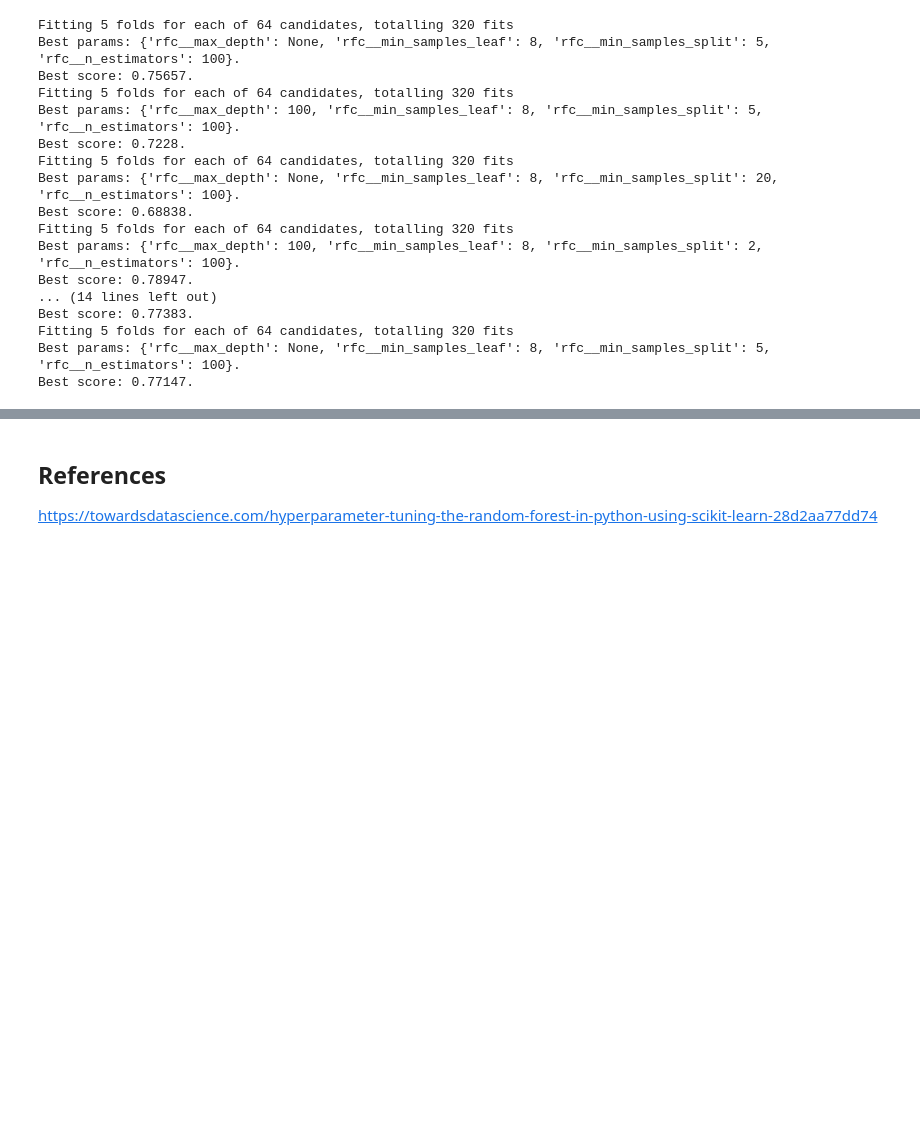
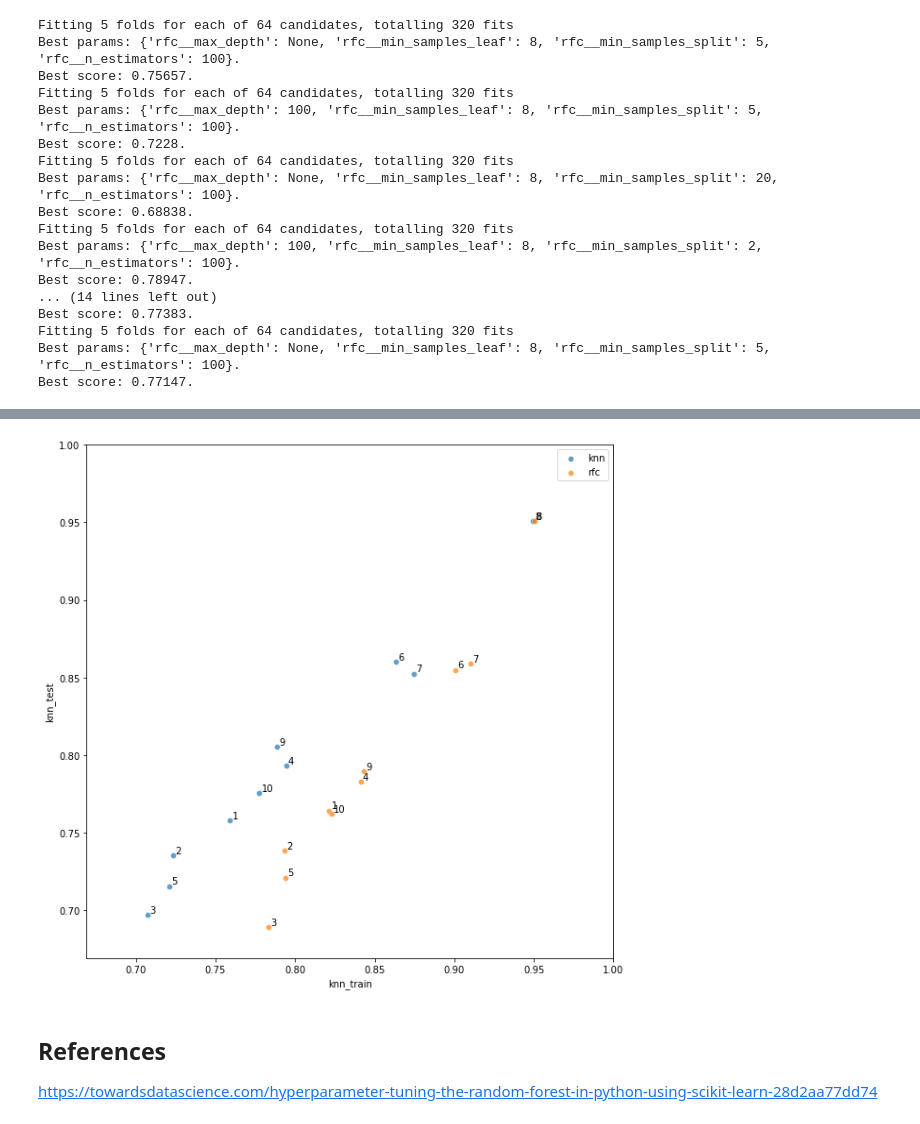
Before and after one commit to andrewKOwong/dsnd-starbucks, a Jupyter notebook: model_development.ipynb, the cells around one changed output, grey strips where cells are left out. Drawn from its saved outputs; the diff is of its cells as text; code cells hidden in the pictures; blank space fills up the shorter version.

```diff
--- a/model_development.ipynb
+++ b/model_development.ipynb
@@ -479,3 +494,21 @@ scores_df
+# %%
+fig, ax = plt.subplots(figsize=(10, 10))
+sns.scatterplot(ax=ax, data=scores_df, x='knn_train', y='knn_test', label='knn', alpha=0.7)
+sns.scatterplot(ax=ax, data=scores_df, x='rfc_train', y='rfc_test', label='rfc', alpha=0.7)
+
+offset = 0.0013
+for x, y, s in zip(scores_df.knn_train, scores_df.knn_test, scores_df.offer_id):
+    plt.text(x + offset, y + offset, s)
+
+for x, y, s in zip(scores_df.rfc_train, scores_df.rfc_test, scores_df.offer_id):
+    plt.text(x + offset, y + offset, s)
+
+# Set axis minimum to be lowest score - offset
+lim_min = scores_df.drop(columns='offer_id').min().min() - 0.02
+plt.xlim(lim_min, 1)
+plt.ylim(lim_min, 1);
+# %% [output]
+[figure, added]
 # %%
 n_neighbors = [e['knn__n_neighbors'] for e in model.cv_results_['params']]
 # %%
```
Also changed, not shown: parts of 3 cells of this notebook.
